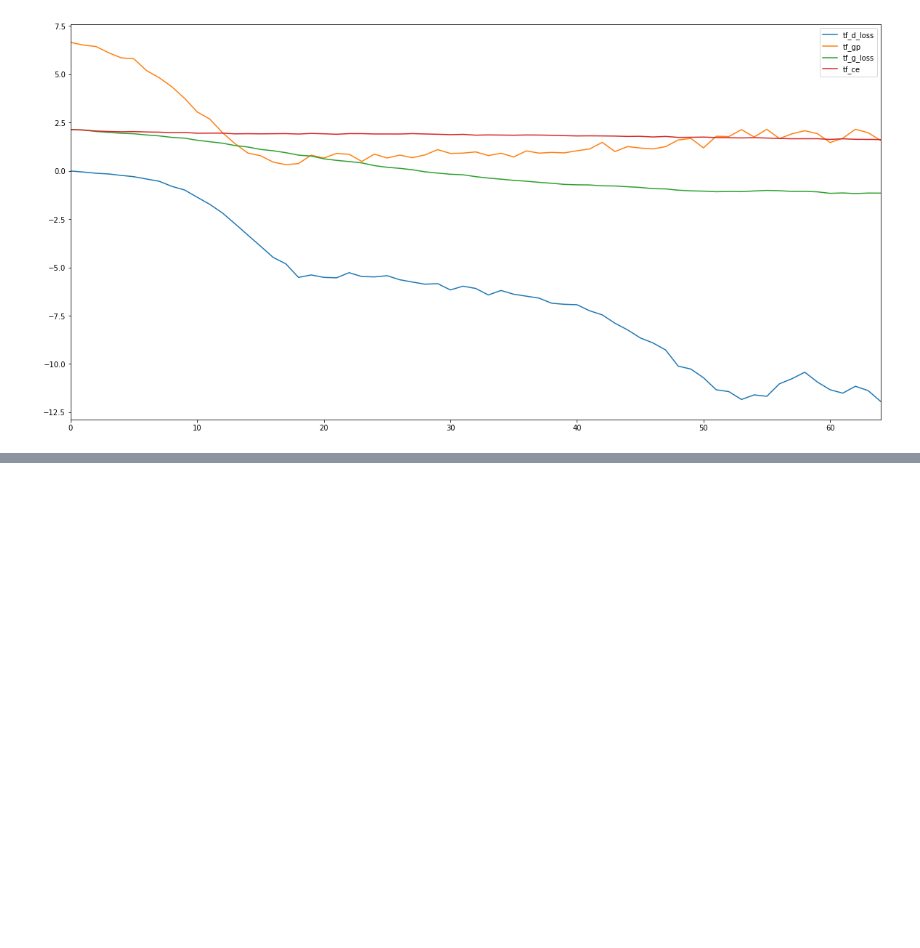
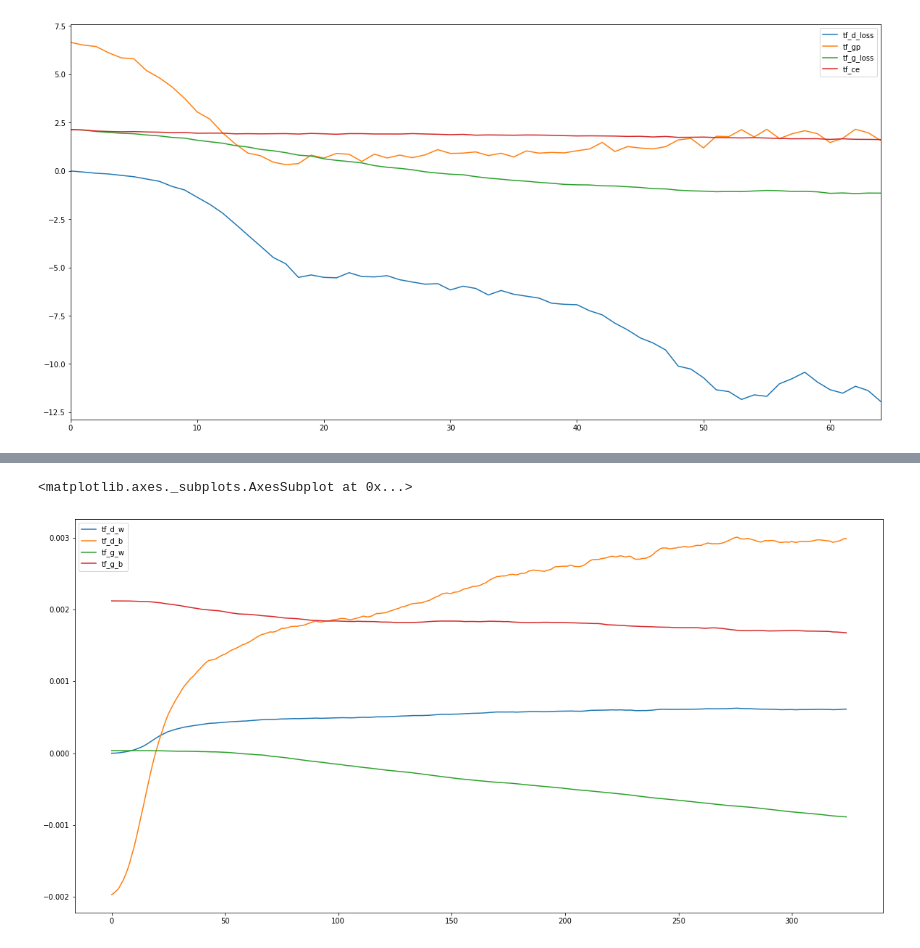
Before and after one commit to ljk423/ctgan-tf, a Jupyter notebook: StatsComp.ipynb, the cells around one changed output, grey strips where cells are left out. Cells and saved outputs as stored; diff of their text form; code cells hidden in the pictures; blank space fills up the shorter version.

```diff
--- a/StatsComp.ipynb
+++ b/StatsComp.ipynb
@@ -39,0 +90,5 @@ df.iloc[:,4:].plot(figsize=(20,10))
+# %%
+weights.plot(figsize=(20,10))
+# %% [output]
+<matplotlib.axes._subplots.AxesSubplot at 0x...>
+[figure, added]
```
Also changed, not shown: parts of 9 cells of this notebook, 44 other files.
